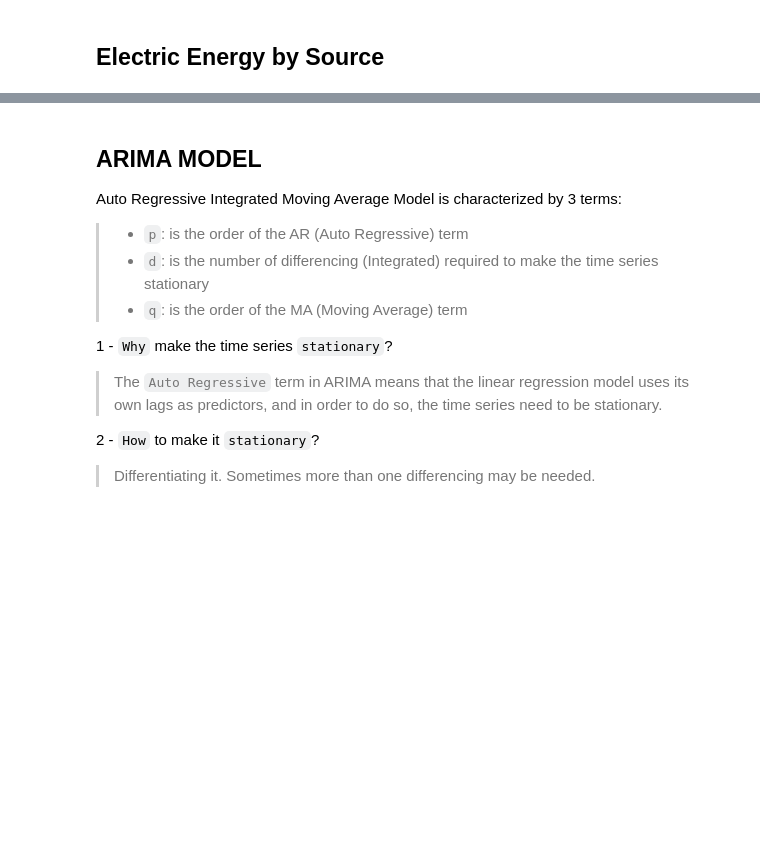
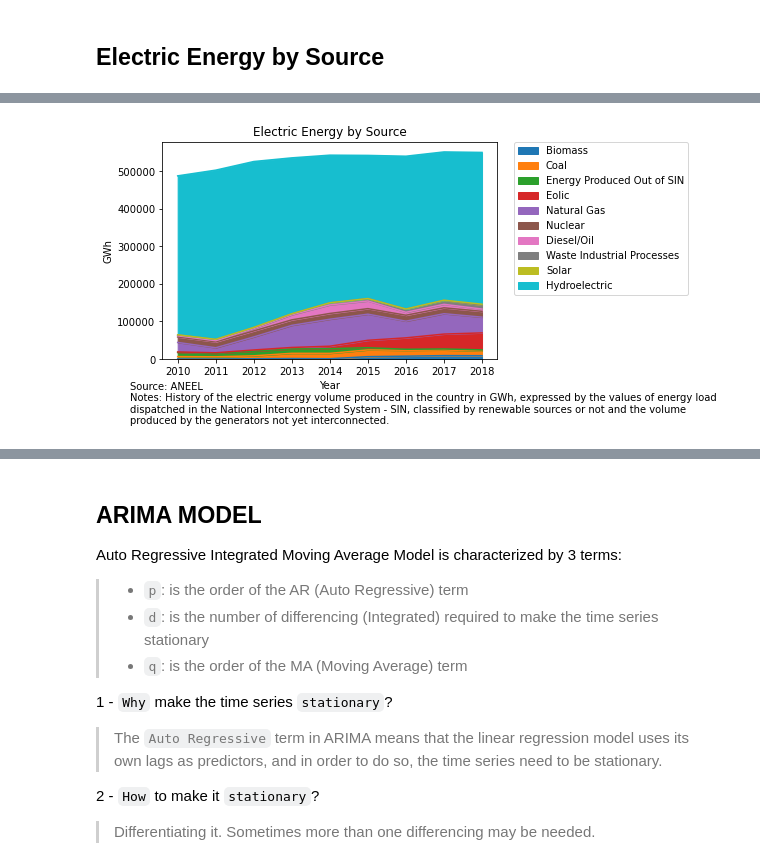
Before and after one commit to lauramsfernandes/BrazilianGasMarket, a Jupyter notebook: naturalGas_Forecast.ipynb, the cells around one changed output, grey strips where cells are left out. Drawn from its saved outputs; the diff is of its cells as text; code cells hidden in the pictures; blank space fills up the shorter version.

Commit message:
Plot adjustment; Starting Sarimax Model to predict energy production;

```diff
--- a/naturalGas_Forecast.ipynb
+++ b/naturalGas_Forecast.ipynb
@@ -53,0 +73,10 @@ ax.set_xticklabels(
+# %%
+energy_source.df.loc[2010:2018].sum(axis=0, level=0).plot(kind='area')
+plt.figtext(0.05,-0.1, energy_source.footer)
+plt.ylabel(energy_source.unit)
+plt.xticks(np.arange(2010,2019,1))
+plt.title(energy_source.title)
+plt.legend(bbox_to_anchor=(1.05, 1), loc='upper left', borderaxespad=0.);
+plt.savefig('plots/energy_source.png',dpi=600,bbox_inches='tight')
+# %% [output]
+[figure, added]
```
Also changed, not shown: parts of 14 cells of this notebook, 4 other files.
